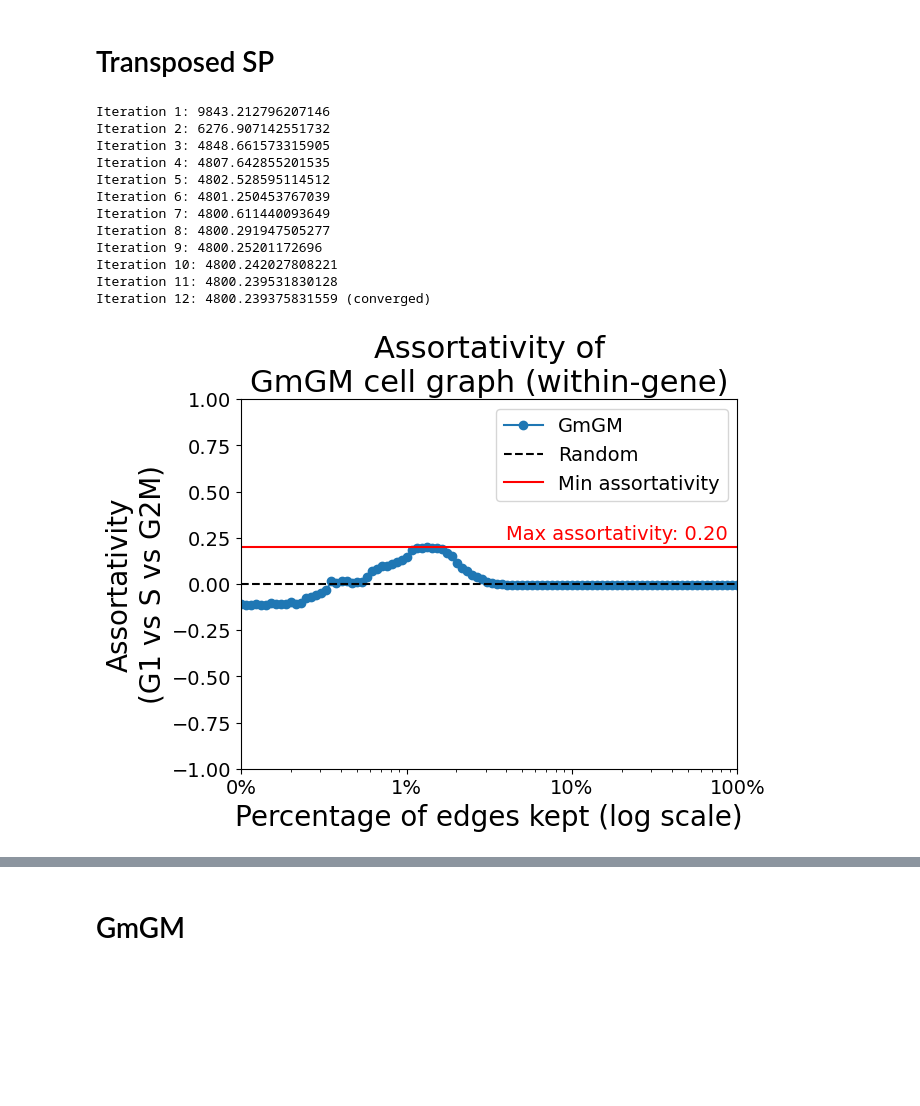
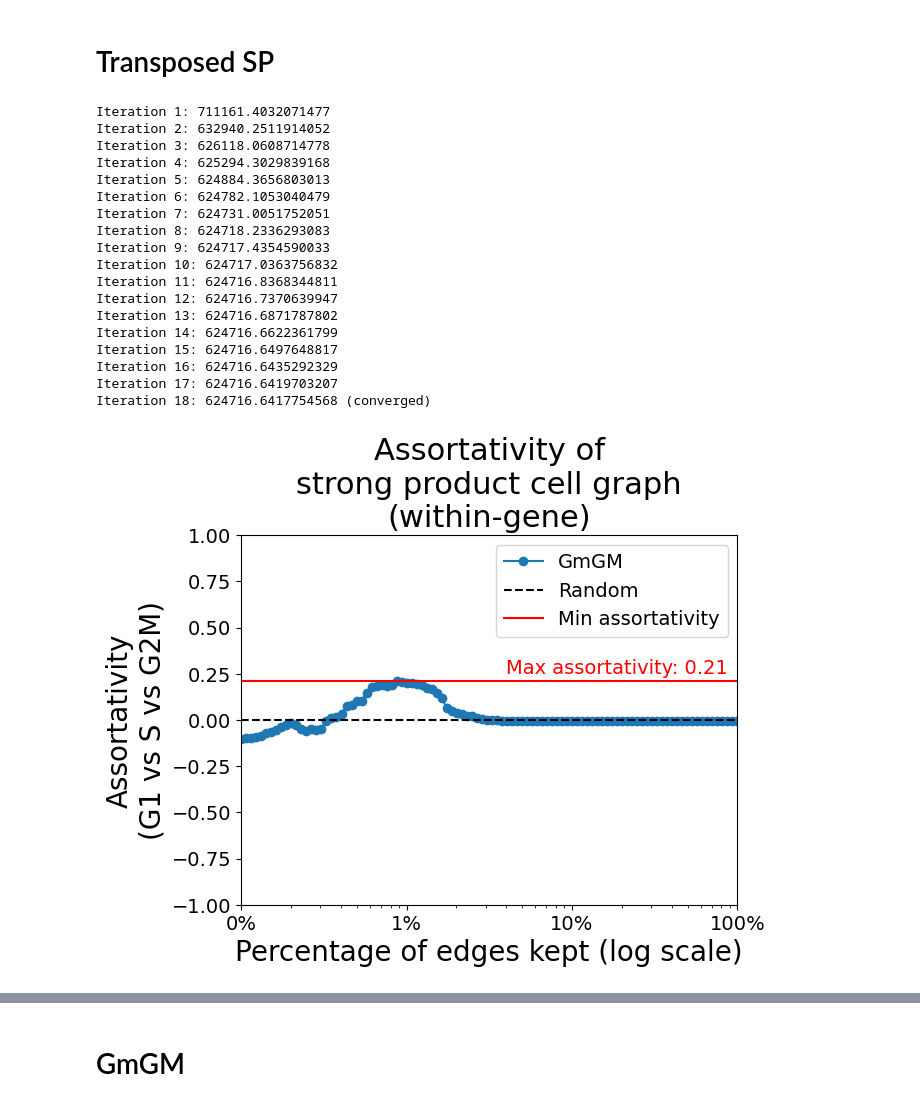
Before and after one commit to BaileyAndrew/Strong-Product-Model, a Jupyter notebook: cell-cycle.ipynb, the cells around one changed output, grey strips where cells are left out. Cells and saved outputs as stored; diff of their text form; code cells hidden in the pictures; blank space fills up the shorter version.

```diff
--- a/cell-cycle.ipynb
+++ b/cell-cycle.ipynb
@@ -289,16 +314,14 @@ array(['G1', 'G1', 'G1', 'G1', 'G1', 'G1', 'G1', 'G1', 'G1', 'G1', 'G1',
        'G2', 'G2', 'G2', 'G2', 'G2', 'G2', 'G2', 'G2', 'G2', 'G2', 'G2',
        'G2', 'G2', 'G2', 'G2', 'G2', 'G2', 'G2', 'G2', 'G2', 'G2', 'G2',
        'G2', 'G2', 'G2', 'G2', 'G2', 'G2', 'G2', 'G2', 'G2'], dtype='<U2')
-# %%
-data_array = np.log(data_array + 1)
 # %% [markdown]
 # Strong Product
 # %%
 results_sp = strong_product_model(
     data_matrix=data_array.T - data_array.T.mean(),
-    rho_rows=0.001,
-    rho_cols_within_rows=0.001,
-    rho_cols_between_rows=0.001,
+    rho_rows=0.1,
+    rho_cols_within_rows=0.1,
+    rho_cols_between_rows=0.1,
     verbose=True,
     tol=1e-3,
 )
@@ -335,7 +359,7 @@ for percentage_to_keep in 10**np.linspace(-3, 0, 100):
     sp_assortativities.append(cell_graph.assortativity_nominal('label'))
 # %%
 fig, ax = plt.subplots()
-ax.plot(10**np.linspace(-3, 0, 100), sp_assortativities, marker='o', label='GmGM')
+ax.plot(10**np.linspace(-3, 0, 100), sp_assortativities, marker='o', label='Strong Product')
 ax.set_xscale('log')
 ax.axhline(0, color='black', linestyle='--', label='Random')
 ax.set_xlabel('Percentage of edges kept (log scale)')
@@ -343,7 +367,7 @@ ax.set_ylabel('Assortativity\n(G1 vs S vs G2M)')
 ax.set_ylim(-1, 1)
 
 # Add a line at the minimum assortativity
-ax.axhline(max(sp_assortativities), color='red', linestyle='-', label='Min assortativity')
+ax.axhline(max(sp_assortativities), color='red', linestyle='-', label='Max Assortativity')
 ax.text(
     0.04, max(sp_assortativities) + 0.04,
     f"Max assortativity: {max(sp_assortativities):.2f}",
@@ -352,7 +376,7 @@ ax.text(
 )
 
 ax.legend()
-ax.set_title('Assortativity of\nGmGM cell graph')
+ax.set_title('Assortativity of\nstrong product cell graph')
 
 # Format x axis with percents
 ax.xaxis.set_major_formatter(mtick.PercentFormatter(xmax=1))
@@ -491,25 +536,31 @@ Total: 84
 # %%
 results_spt = strong_product_model(
     data_matrix=data_array - data_array.mean(),
-    rho_rows=0.001,
-    rho_cols_within_rows=0.001,
-    rho_cols_between_rows=0.001,
+    rho_rows=0.1,
+    rho_cols_within_rows=0.1,
+    rho_cols_between_rows=0.1,
     verbose=True,
     tol=1e-3
 )
 # %% [output]
-Iteration 1: 9843.212796207146
-Iteration 2: 6276.907142551732
-Iteration 3: 4848.661573315905
-Iteration 4: 4807.642855201535
-Iteration 5: 4802.528595114512
-Iteration 6: 4801.250453767039
-Iteration 7: 4800.611440093649
-Iteration 8: 4800.291947505277
-Iteration 9: 4800.25201172696
-Iteration 10: 4800.242027808221
-Iteration 11: 4800.239531830128
-Iteration 12: 4800.239375831559 (converged)
+Iteration 1: 711161.4032071477
+Iteration 2: 632940.2511914052
+Iteration 3: 626118.0608714778
+Iteration 4: 625294.3029839168
+Iteration 5: 624884.3656803013
+Iteration 6: 624782.1053040479
+Iteration 7: 624731.0051752051
+Iteration 8: 624718.2336293083
+Iteration 9: 624717.4354590033
+Iteration 10: 624717.0363756832
+Iteration 11: 624716.8368344811
+Iteration 12: 624716.7370639947
+Iteration 13: 624716.6871787802
+Iteration 14: 624716.6622361799
+Iteration 15: 624716.6497648817
+Iteration 16: 624716.6435292329
+Iteration 17: 624716.6419703207
+Iteration 18: 624716.6417754568 (converged)
 # %%
 cell_graph_array = results_spt['cols_within_rows'] + 0
 np.fill_diagonal(cell_graph_array, 0)
@@ -529,7 +580,7 @@ for percentage_to_keep in 10**np.linspace(-3, 0, 100):
     spt_assortativities.append(cell_graph.assortativity_nominal('label'))
 # %%
 fig, ax = plt.subplots()
-ax.plot(10**np.linspace(-3, 0, 100), spt_assortativities, marker='o', label='GmGM')
+ax.plot(10**np.linspace(-3, 0, 100), spt_assortativities, marker='o', label='Strong Product')
 ax.set_xscale('log')
 ax.axhline(0, color='black', linestyle='--', label='Random')
 ax.set_xlabel('Percentage of edges kept (log scale)')
@@ -537,38 +588,38 @@ ax.set_ylabel('Assortativity\n(G1 vs S vs G2M)')
 ax.set_ylim(-1, 1)
 
 # Add a line at the minimum assortativity
-ax.axhline(max(spt_assortativities), color='red', linestyle='-', label='Min assortativity')
+ax.axhline(max(spt_assortativities), color='red', linestyle='-', label='Max Assortativity')
 ax.text(
     0.04, max(spt_assortativities) + 0.04,
     f"Max assortativity: {max(spt_assortativities):.2f}",
     color='red',
     size=14
 )
 
 ax.legend()
-ax.set_title('Assortativity of\nGmGM cell graph (within-gene)')
+ax.set_title('Assortativity of\nstrong product cell graph\n(within-gene)')
 
 # Format x axis with percents
 ax.xaxis.set_major_formatter(mtick.PercentFormatter(xmax=1))
 ax.set_xlim(0.001, 1)
 
 # Increase font size
 for item in (ax.get_xticklabels() + ax.get_yticklabels()):
     item.set_fontsize(14)
 
 # Of labels
 ax.xaxis.get_label().set_fontsize(20)
 ax.yaxis.get_label().set_fontsize(20)
 
 # And title
 ax.title.set_fontsize(22)
 
 # And legend
 ax.legend(prop={'size': 14})
 
 fig.savefig('out_figs/cell-cycle/sp-assortativity-within.pdf', bbox_inches='tight')
 # %% [output]
-[figure, old version]
+[figure, new version]
 # %%
 cell_graph_array = results_spt['cols_between_rows'] + 0
 np.fill_diagonal(cell_graph_array, 0)
```
Also changed, not shown: parts of 16 cells of this notebook, 28 other files.
